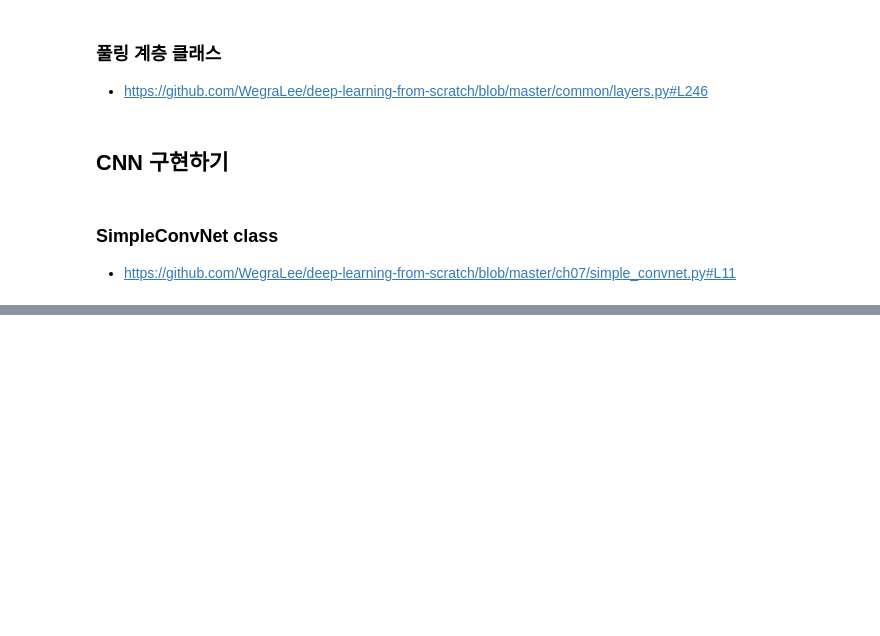
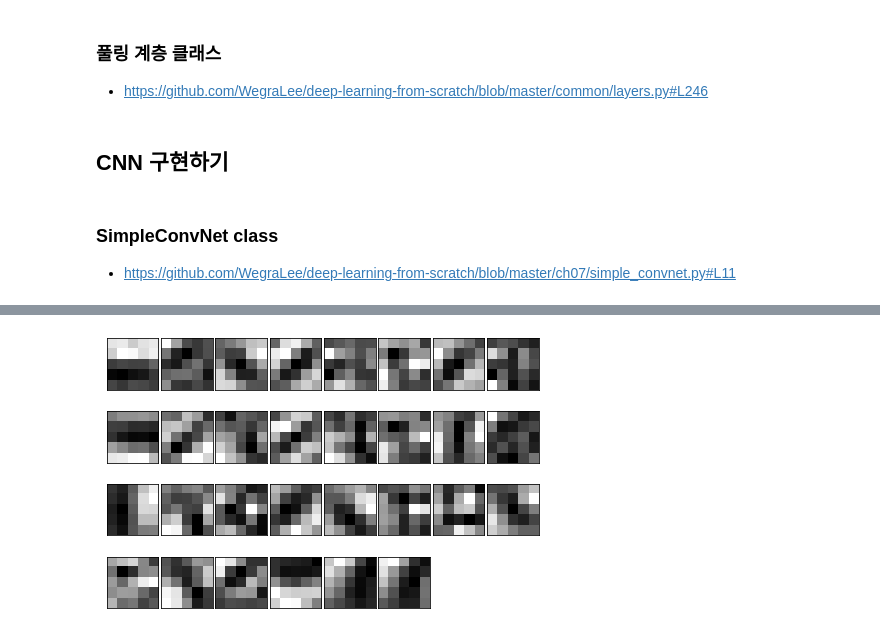
Before and after one commit to jhkim06/TFS, a Jupyter notebook: DeepLearningFromScratch/7-Convolutional_neural_network.ipynb, the cells around one changed output, grey strips where cells are left out. Cells and saved outputs as stored; diff of their text form; code cells hidden in the pictures; blank space fills up the shorter version.

```diff
--- a/DeepLearningFromScratch/7-Convolutional_neural_network.ipynb
+++ b/DeepLearningFromScratch/7-Convolutional_neural_network.ipynb
@@ -696,0 +790,6 @@ plt.show()
+# %%
+# 학습된 가중치
+network.load_params("params.pkl")
+filter_show(network.params['W1'])
+# %% [output]
+[figure, added]
```
Also changed, not shown: parts of 18 cells of this notebook, 1 other file.
